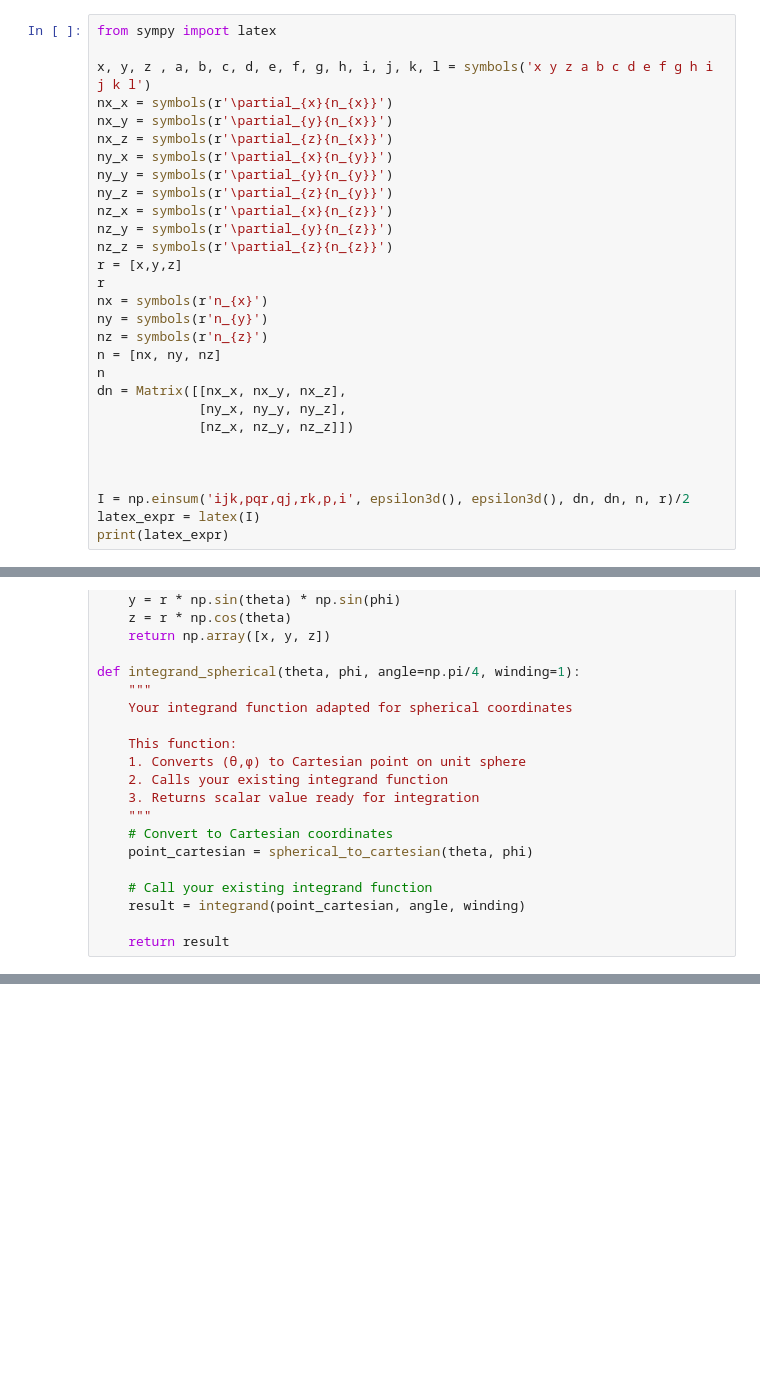
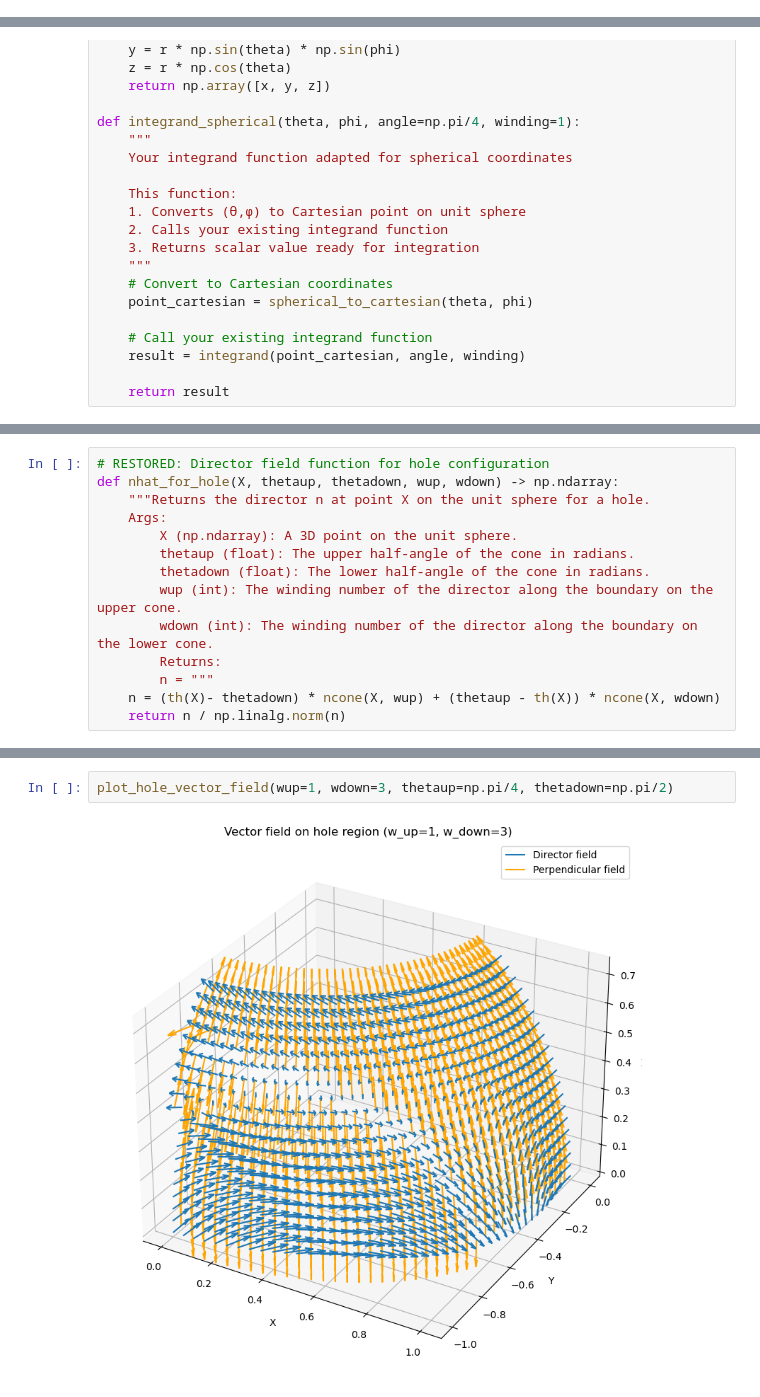
Before and after one commit to Chayush123/MasterThesis, a Jupyter notebook: 3d charge calculation.ipynb, the cells around one changed output, grey strips where cells are left out. Cells and saved outputs as stored; diff of their text form; blank space fills up the shorter version.

Commit message:
restored - with a hole, might miss something that I didnt save

```diff
--- a/3d charge calculation.ipynb
+++ b/3d charge calculation.ipynb
@@ -95,29 +94,0 @@ def integrand(point, angle, winding) -> np.ndarray:
-# %%
-from sympy import latex
-
-x, y, z , a, b, c, d, e, f, g, h, i, j, k, l = symbols('x y z a b c d e f g h i j k l')
-nx_x = symbols(r'\partial_{x}{n_{x}}')
-nx_y = symbols(r'\partial_{y}{n_{x}}')
-nx_z = symbols(r'\partial_{z}{n_{x}}')
-ny_x = symbols(r'\partial_{x}{n_{y}}')
-ny_y = symbols(r'\partial_{y}{n_{y}}')
-ny_z = symbols(r'\partial_{z}{n_{y}}')
-nz_x = symbols(r'\partial_{x}{n_{z}}')
-nz_y = symbols(r'\partial_{y}{n_{z}}')
-nz_z = symbols(r'\partial_{z}{n_{z}}')
-r = [x,y,z]
-r
-nx = symbols(r'n_{x}')
-ny = symbols(r'n_{y}')
-nz = symbols(r'n_{z}')
-n = [nx, ny, nz]
-n
-dn = Matrix([[nx_x, nx_y, nx_z],
-             [ny_x, ny_y, ny_z],
-             [nz_x, nz_y, nz_z]])
-
-
-
-I = np.einsum('ijk,pqr,qj,rk,p,i', epsilon3d(), epsilon3d(), dn, dn, n, r)/2
-latex_expr = latex(I)
-print(latex_expr)
@@ -183,0 +196,14 @@ q
+# %%
+# RESTORED: Director field function for hole configuration
+def nhat_for_hole(X, thetaup, thetadown, wup, wdown) -> np.ndarray:
+    """Returns the director n at point X on the unit sphere for a hole.
+    Args:
+        X (np.ndarray): A 3D point on the unit sphere.
+        thetaup (float): The upper half-angle of the cone in radians.
+        thetadown (float): The lower half-angle of the cone in radians.
+        wup (int): The winding number of the director along the boundary on the upper cone.
+        wdown (int): The winding number of the director along the boundary on the lower cone.
+        Returns:
+        n = """
+    n = (th(X)- thetadown) * ncone(X, wup) + (thetaup - th(X)) * ncone(X, wdown)
+    return n / np.linalg.norm(n)
@@ -183,0 +340,4 @@ q
+# %%
+plot_hole_vector_field(wup=1, wdown=3, thetaup=np.pi/4, thetadown=np.pi/2)
+# %% [output]
+[figure, added]
```
Also changed, not shown: parts of 16 cells of this notebook.
